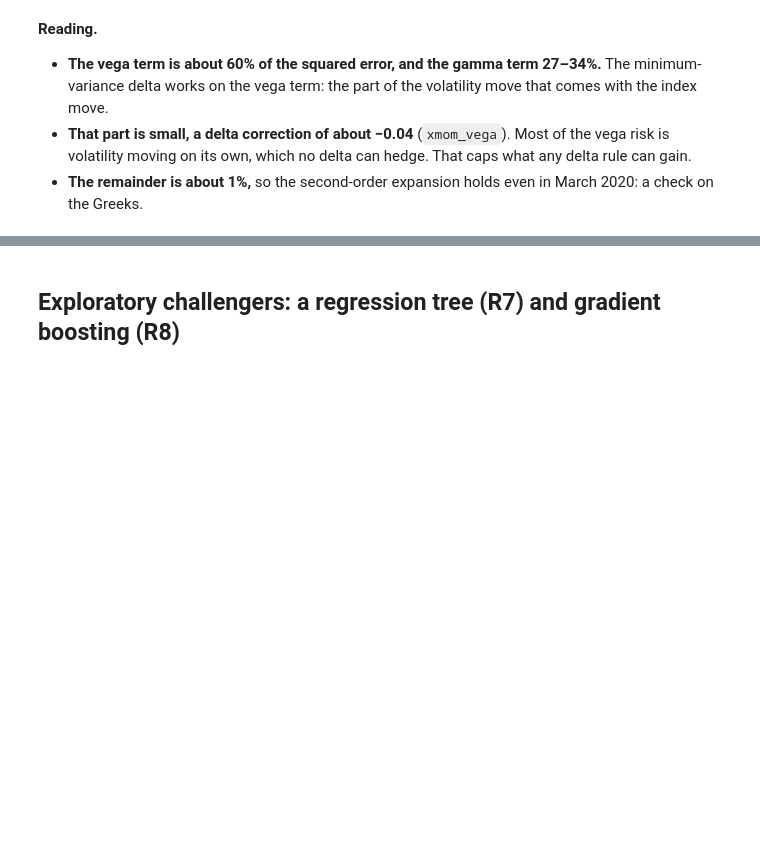
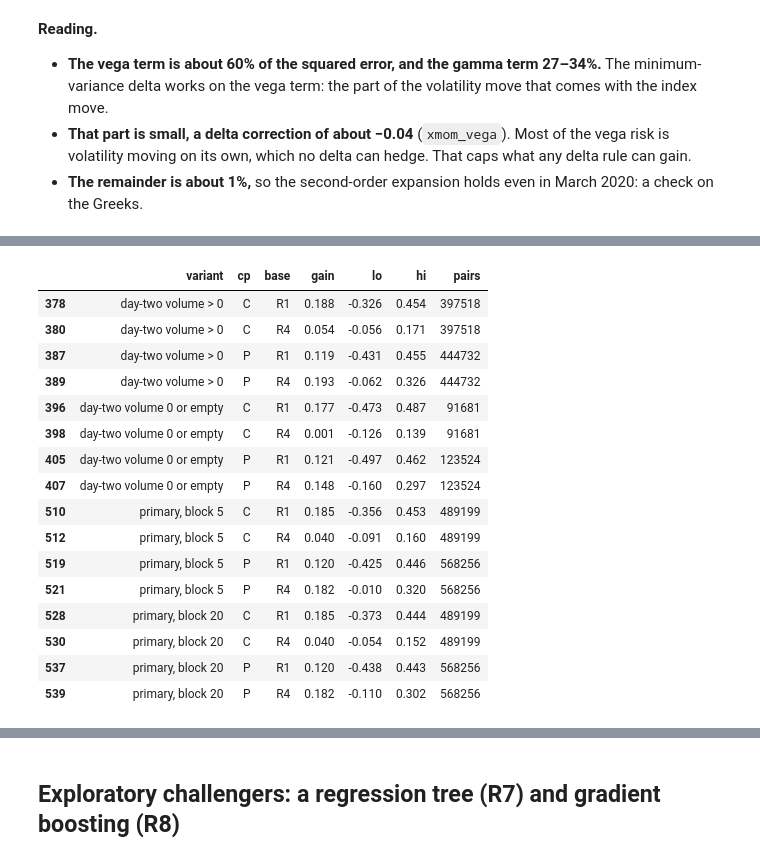
Before and after one commit to biswajit-nag/hull-white-delta-spx, a Jupyter notebook: notebooks/05_breakdown_and_sensitivities.ipynb, the cells around one changed output, grey strips where cells are left out. Saved outputs shown, nothing was run; the diff lists cells and outputs as text; code cells hidden in the pictures; blank space fills up the shorter version.

```diff
--- a/notebooks/05_breakdown_and_sensitivities.ipynb
+++ b/notebooks/05_breakdown_and_sensitivities.ipynb
@@ -116,0 +141,20 @@ a[a.group.isin(["all", "stress", "rest"])][["group", "cp", "pairs", "ms_vega", "
+# %%
+g[g.variant.isin(["day-two volume > 0", "day-two volume 0 or empty", "primary, block 5", "primary, block 20"]) & (g.rule == "R2") & g.base.isin(["R1", "R4"])][["variant", "cp", "base", "gain", "lo", "hi", "pairs"]].round(3)
+# %% [output]
+|  | variant | cp | base | gain | lo | hi | pairs |
+| 378 | day-two volume > 0 | C | R1 | 0.188 | -0.326 | 0.454 | 397518 |
+| 380 | day-two volume > 0 | C | R4 | 0.054 | -0.056 | 0.171 | 397518 |
+| 387 | day-two volume > 0 | P | R1 | 0.119 | -0.431 | 0.455 | 444732 |
+| 389 | day-two volume > 0 | P | R4 | 0.193 | -0.062 | 0.326 | 444732 |
+| 396 | day-two volume 0 or empty | C | R1 | 0.177 | -0.473 | 0.487 | 91681 |
+| 398 | day-two volume 0 or empty | C | R4 | 0.001 | -0.126 | 0.139 | 91681 |
+| 405 | day-two volume 0 or empty | P | R1 | 0.121 | -0.497 | 0.462 | 123524 |
+| 407 | day-two volume 0 or empty | P | R4 | 0.148 | -0.160 | 0.297 | 123524 |
+| 510 | primary, block 5 | C | R1 | 0.185 | -0.356 | 0.453 | 489199 |
+| 512 | primary, block 5 | C | R4 | 0.040 | -0.091 | 0.160 | 489199 |
+| 519 | primary, block 5 | P | R1 | 0.120 | -0.425 | 0.446 | 568256 |
+| 521 | primary, block 5 | P | R4 | 0.182 | -0.010 | 0.320 | 568256 |
+| 528 | primary, block 20 | C | R1 | 0.185 | -0.373 | 0.444 | 489199 |
+| 530 | primary, block 20 | C | R4 | 0.040 | -0.054 | 0.152 | 489199 |
+| 537 | primary, block 20 | P | R1 | 0.120 | -0.438 | 0.443 | 568256 |
+| 539 | primary, block 20 | P | R4 | 0.182 | -0.110 | 0.302 | 568256 |
```
Also changed, not shown: parts of 12 cells of this notebook, 8 other files.
